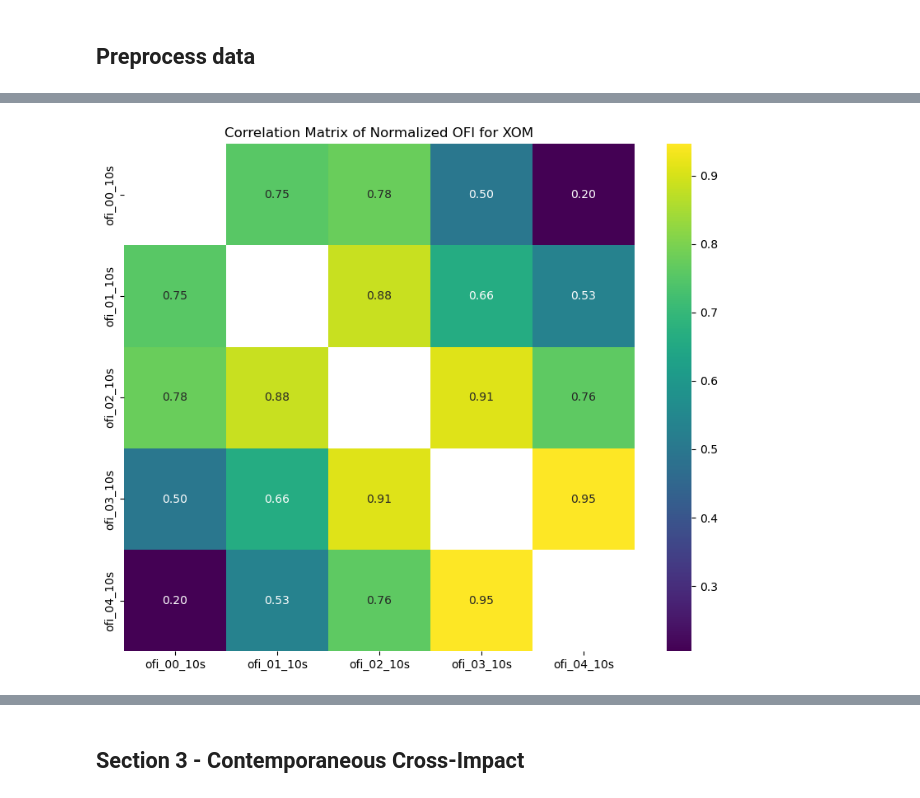
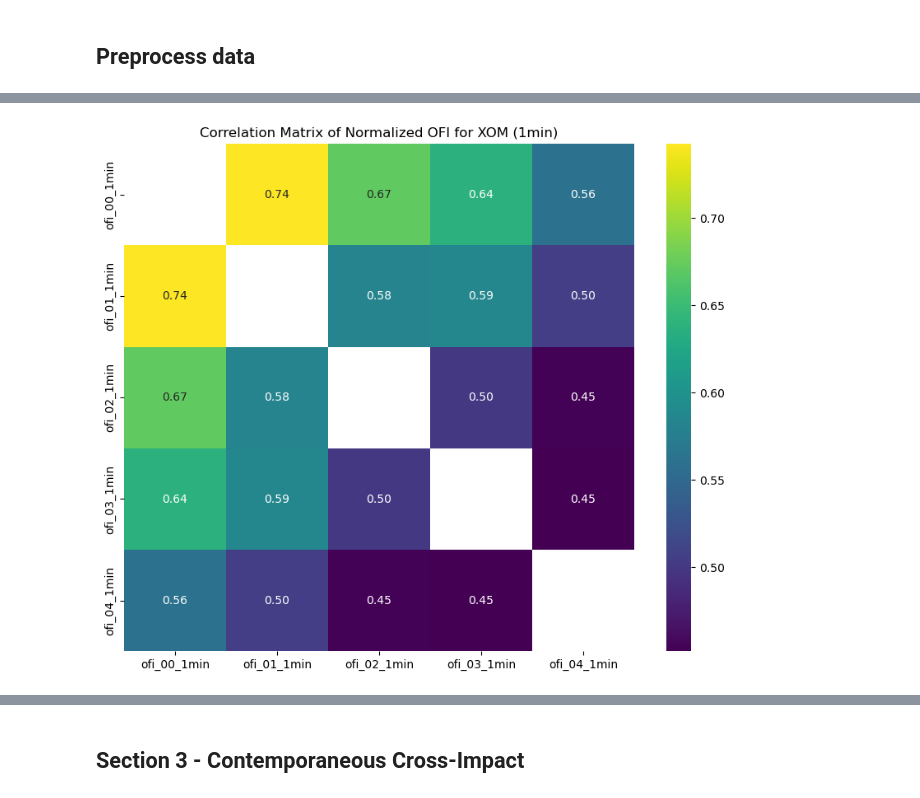
Before and after one commit to the-salty-austin/2025-winter-learn, a Jupyter notebook: project/notebooks/arXiv-2112-13213.ipynb, the cells around one changed output, grey strips where cells are left out. Drawn from its saved outputs; the diff is of its cells as text; code cells hidden in the pictures.

```diff
--- a/project/notebooks/arXiv-2112-13213.ipynb
+++ b/project/notebooks/arXiv-2112-13213.ipynb
@@ -205,10 +308,22 @@ def process_data(symbol, interval='10s'):
     return ofi_df[keep_cols]
-# %%
-symbols = ["AAPL", "AMGB", "TSLA", "JPM", "XOM"]
-
-for symbol in symbols:
-    res = process_data(symbol, interval='10s')
-    # print(res)
+# %%
+import pandas_market_calendars
+nyse = pandas_market_calendars.get_calendar('NYSE')
+# %%
+start_date = '2024-12-01'
+end_date = '2025-01-02'
+dt_strs = [x.strftime('%Y-%m-%d') for x in nyse.valid_days(start_date=start_date, end_date=end_date)]
+# %%
+symbols = ["AAPL", "AMGN", "TSLA", "JPM", "XOM"]
+# symbols = ["XOM"]
+interval = '1min'
+
+res = pd.DataFrame()
+for symbol in symbols:
+    for dt_str in dt_strs:
+        tmp = process_data(symbol, interval=interval, dt_str=dt_str)
+        tmp = tmp.loc[f'{dt_str} 14:45':f'{dt_str} 20:45'] # 14:45~20:45 chosen (expln next section)
+        res = pd.concat([res, tmp], axis=0)
 # %%
 res.describe()
 # %% [output]
@@ -224,18 +339,18 @@ res.describe()
 # %%
 # Calculate correlation matrix
 corr_cols = [f"ofi_{str(x).rjust(2, '0')}_{interval}" for x in range(5)]
-corr_matrix = res[corr_cols].corr()
+corr_matrix = res.loc[:,corr_cols].corr()
 
 # Remove diagonal (where value is one)
 np.fill_diagonal(corr_matrix.values, np.nan)
 
 # Plotting the heatmap
 plt.figure(figsize=(10, 8))
 sns.heatmap(corr_matrix, annot=True, fmt=".2f", cmap="viridis", cbar=True)
-plt.title(f"Correlation Matrix of Normalized OFI for {symbol}")
+plt.title(f"Correlation Matrix of Normalized OFI for {symbol} ({interval})")
 plt.show()
 # %% [output]
-[figure, old version]
+[figure, new version]
 # %%
 corr_cols = [f"ofi_{str(x).rjust(2, '0')}_{interval}" for x in range(5)]
 res[corr_cols].corr()
```
Also changed, not shown: parts of 36 cells of this notebook.
